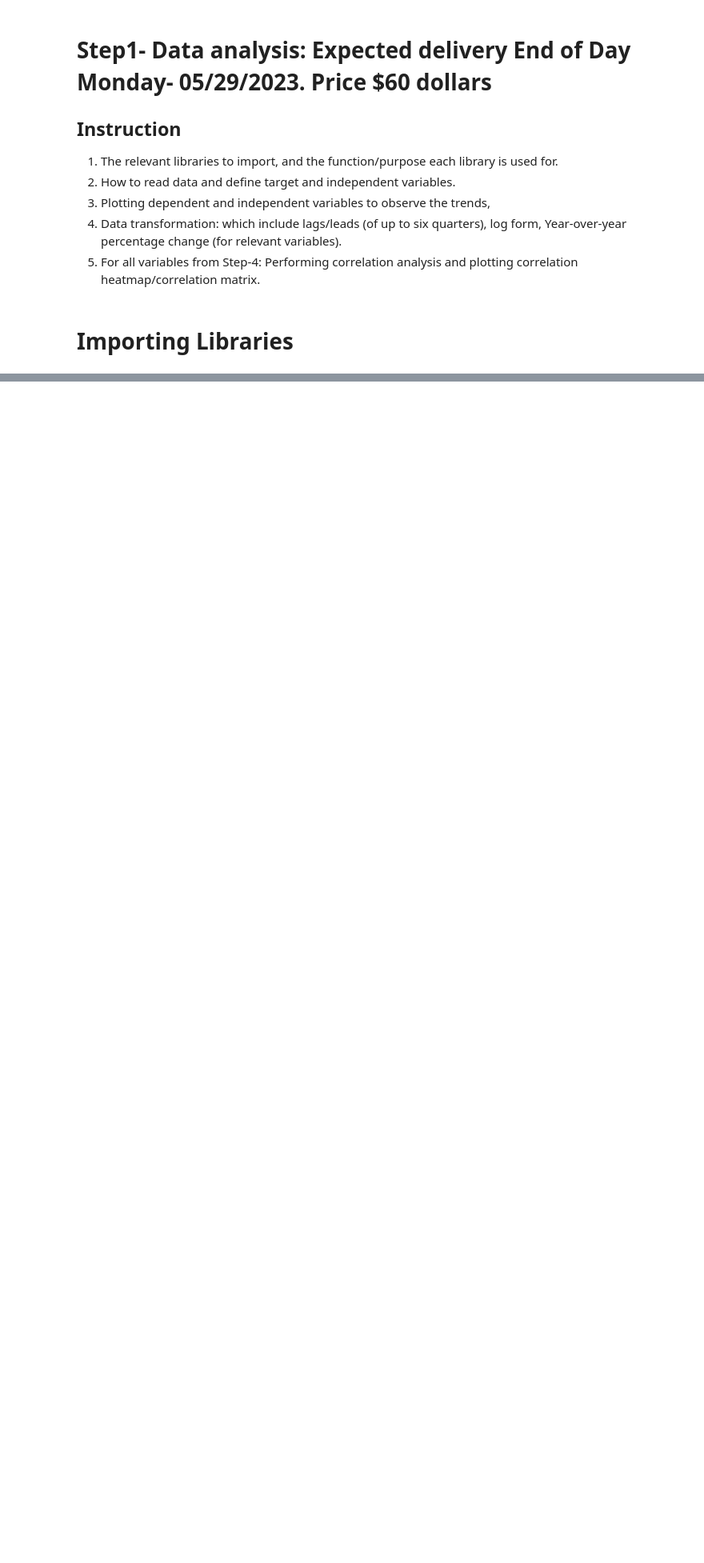
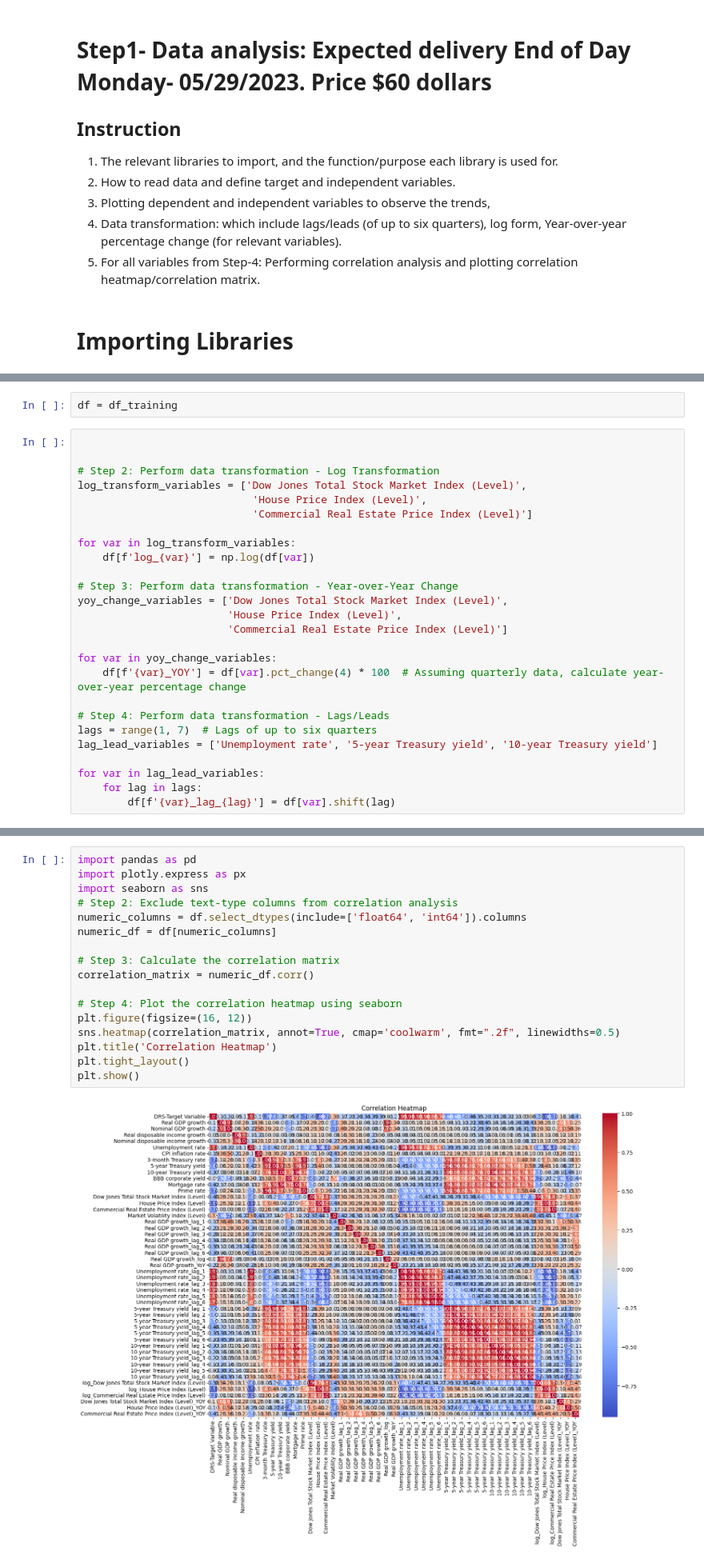
Before and after one commit to iffishells/Fractional-logistic-Model, a Jupyter notebook: milestone1.ipynb, the cells around one changed output, grey strips where cells are left out. Shown at 80% size. Cells and saved outputs as stored; diff of their text form; blank space fills up the shorter version.

Commit message:
added Step-1

```diff
--- a/milestone1.ipynb
+++ b/milestone1.ipynb
@@ -208,3 +139,31 @@ fig.update_layout(height=1000, width=1500, title_text="Stacked Subplots")
 
 # Display the figure
 fig.show()
+# %%
+df = df_training
+# %%
+
+
+# Step 2: Perform data transformation - Log Transformation
+log_transform_variables = ['Dow Jones Total Stock Market Index (Level)',
+                            'House Price Index (Level)',
+                            'Commercial Real Estate Price Index (Level)']
+
+for var in log_transform_variables:
+    df[f'log_{var}'] = np.log(df[var])
+
+# Step 3: Perform data transformation - Year-over-Year Change
+yoy_change_variables = ['Dow Jones Total Stock Market Index (Level)',
+                        'House Price Index (Level)',
+                        'Commercial Real Estate Price Index (Level)']
+
+for var in yoy_change_variables:
+    df[f'{var}_YOY'] = df[var].pct_change(4) * 100  # Assuming quarterly data, calculate year-over-year percentage change
+
+# Step 4: Perform data transformation - Lags/Leads
+lags = range(1, 7)  # Lags of up to six quarters
+lag_lead_variables = ['Unemployment rate', '5-year Treasury yield', '10-year Treasury yield']
+
+for var in lag_lead_variables:
+    for lag in lags:
+        df[f'{var}_lag_{lag}'] = df[var].shift(lag)
@@ -210,0 +192,19 @@ fig.show()
+# %%
+import pandas as pd
+import plotly.express as px
+import seaborn as sns
+# Step 2: Exclude text-type columns from correlation analysis
+numeric_columns = df.select_dtypes(include=['float64', 'int64']).columns
+numeric_df = df[numeric_columns]
+
+# Step 3: Calculate the correlation matrix
+correlation_matrix = numeric_df.corr()
+
+# Step 4: Plot the correlation heatmap using seaborn
+plt.figure(figsize=(16, 12))
+sns.heatmap(correlation_matrix, annot=True, cmap='coolwarm', fmt=".2f", linewidths=0.5)
+plt.title('Correlation Heatmap')
+plt.tight_layout()
+plt.show()
+# %% [output]
+[figure, added]
```
Also changed, not shown: parts of 17 cells of this notebook, 11 other files.
